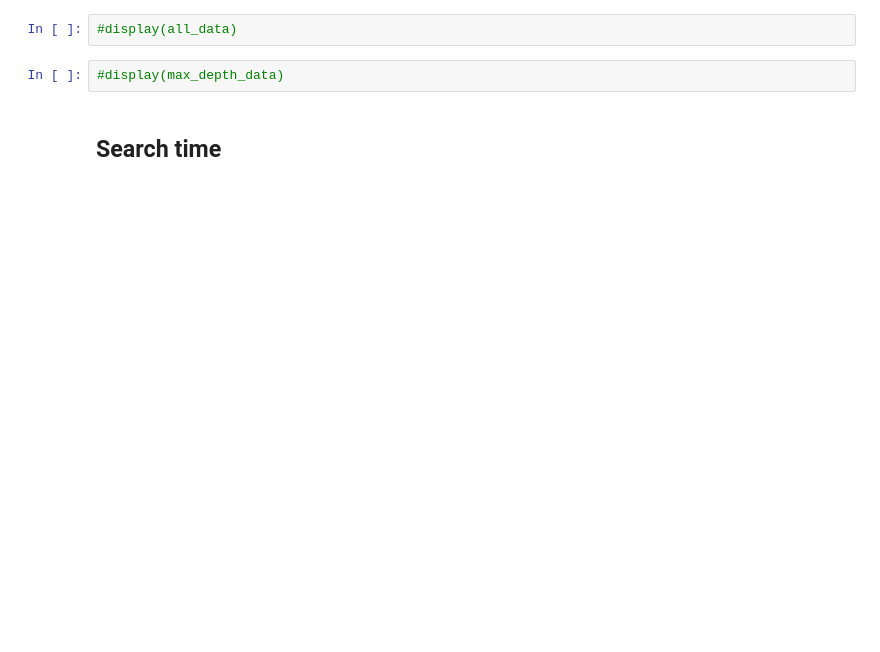
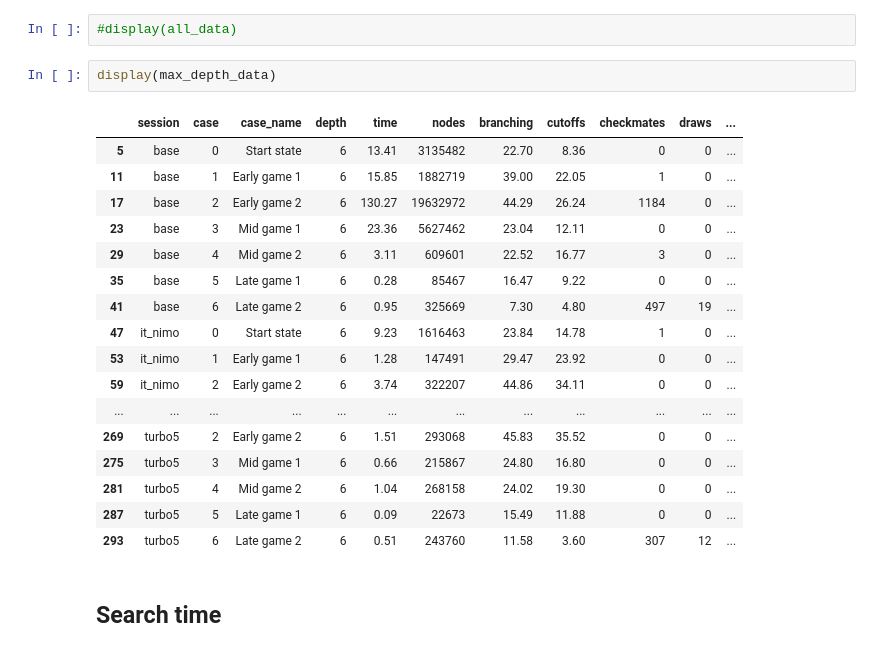
Before and after one commit to maltebp/ChessAI, a Jupyter notebook: PerformanceTest/analysis/analysis.ipynb, the cells around one changed output. Drawn from its saved outputs; the diff is of its cells as text; blank space fills up the shorter version.

```diff
--- a/PerformanceTest/analysis/analysis.ipynb
+++ b/PerformanceTest/analysis/analysis.ipynb
@@ -20,7 +21,25 @@ Loaded test cases:
 # %%
 #display(all_data)
 # %%
-#display(max_depth_data)
+display(max_depth_data)
+# %% [output]
+|  | session | case | case_name | depth | time | nodes | branching | cutoffs | checkmates | draws | ... |
+| 5 | base | 0 | Start state | 6 | 13.41 | 3135482 | 22.70 | 8.36 | 0 | 0 | ... |
+| 11 | base | 1 | Early game 1 | 6 | 15.85 | 1882719 | 39.00 | 22.05 | 1 | 0 | ... |
+| 17 | base | 2 | Early game 2 | 6 | 130.27 | 19632972 | 44.29 | 26.24 | 1184 | 0 | ... |
+| 23 | base | 3 | Mid game 1 | 6 | 23.36 | 5627462 | 23.04 | 12.11 | 0 | 0 | ... |
+| 29 | base | 4 | Mid game 2 | 6 | 3.11 | 609601 | 22.52 | 16.77 | 3 | 0 | ... |
+| 35 | base | 5 | Late game 1 | 6 | 0.28 | 85467 | 16.47 | 9.22 | 0 | 0 | ... |
+| 41 | base | 6 | Late game 2 | 6 | 0.95 | 325669 | 7.30 | 4.80 | 497 | 19 | ... |
+| 47 | it_nimo | 0 | Start state | 6 | 9.23 | 1616463 | 23.84 | 14.78 | 1 | 0 | ... |
+| 53 | it_nimo | 1 | Early game 1 | 6 | 1.28 | 147491 | 29.47 | 23.92 | 0 | 0 | ... |
+| 59 | it_nimo | 2 | Early game 2 | 6 | 3.74 | 322207 | 44.86 | 34.11 | 0 | 0 | ... |
+| ... | ... | ... | ... | ... | ... | ... | ... | ... | ... | ... | ... |
+| 269 | turbo5 | 2 | Early game 2 | 6 | 1.51 | 293068 | 45.83 | 35.52 | 0 | 0 | ... |
+| 275 | turbo5 | 3 | Mid game 1 | 6 | 0.66 | 215867 | 24.80 | 16.80 | 0 | 0 | ... |
+| 281 | turbo5 | 4 | Mid game 2 | 6 | 1.04 | 268158 | 24.02 | 19.30 | 0 | 0 | ... |
+| 287 | turbo5 | 5 | Late game 1 | 6 | 0.09 | 22673 | 15.49 | 11.88 | 0 | 0 | ... |
+| 293 | turbo5 | 6 | Late game 2 | 6 | 0.51 | 243760 | 11.58 | 3.60 | 307 | 12 | ... |
 # %% [markdown]
 ## Search time
 # %%
```
Also changed, not shown: parts of 7 cells of this notebook, 1 other file.
